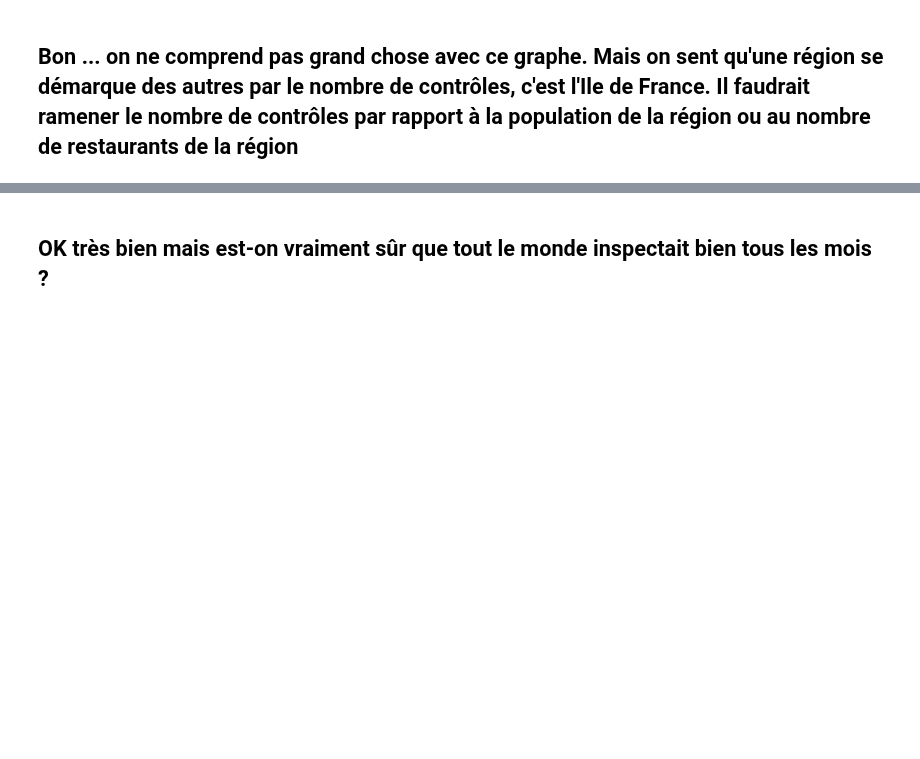
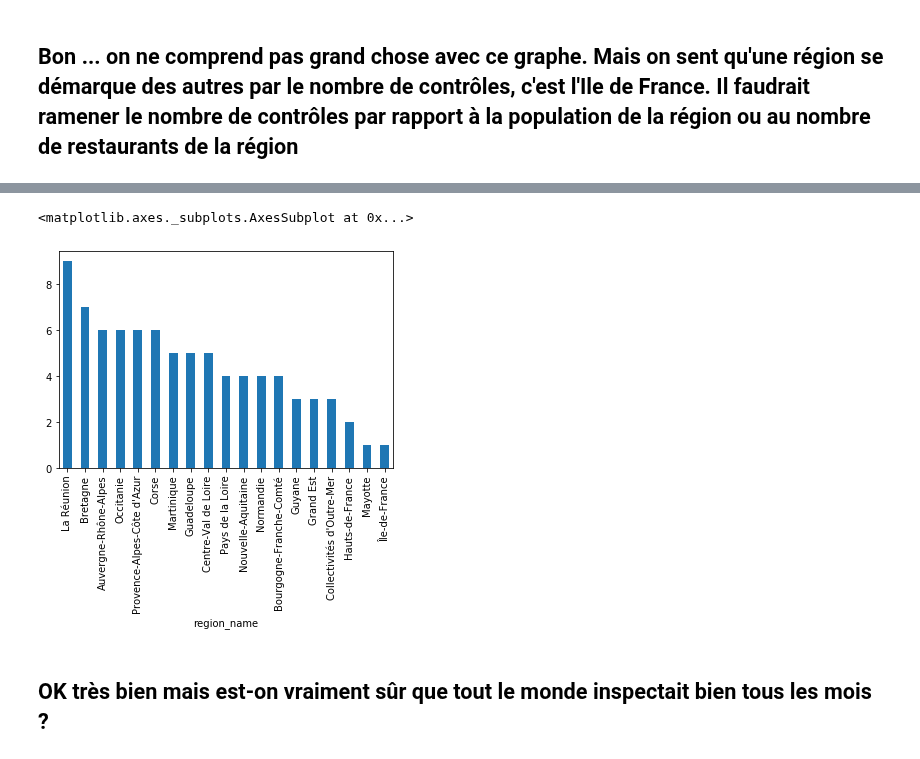
Before and after one commit to etalab-ia/ami-ia, a Jupyter notebook: notebooks/ami_ia_dataviz_rr.ipynb, the cells around one changed output, grey strips where cells are left out. Saved outputs shown, nothing was run; the diff lists cells and outputs as text; code cells hidden in the pictures; blank space fills up the shorter version.

```diff
--- a/notebooks/ami_ia_dataviz_rr.ipynb
+++ b/notebooks/ami_ia_dataviz_rr.ipynb
@@ -298,4 +266,5 @@ df_cities = pd.read_csv('../data/cities.csv')
 df_departments = pd.read_csv('../data/departments.csv')
 df_regions = pd.read_csv('../data/regions.csv')
 df_pop_regions = pd.read_csv('../data/pop_regions.csv')
+cp_restaurant = pd.read_csv('../data/info_restaurants.csv')
 # %%
@@ -338,8 +352,6 @@ sns.relplot(x = 'Date_inspection', y= 'control_count', hue = 'region_code', data
 # %% [markdown]
 ## Bon ... on ne comprend pas grand chose avec ce graphe. Mais on sent qu'une région se démarque des autres par le nombre de contrôles, c'est l'Ile de France. Il faudrait ramener le nombre de contrôles par rapport à la population de la région ou au nombre de restaurants de la région
 # %%
-#for further processing we need to change the columns names for df_region
-df_regions.columns= ['id', 'region_code', 'region_name', 'slug']
 # On joint les données en utilisant les colonnes en commun entre les dataFrame
 restaurants_with_regions = pd.merge(cp_restaurant, df_cities, how= 'left', left_on = 'codePostalEtablissement', right_on = 'zip_code')
 restaurants_with_regions = pd.merge(restaurants_with_regions, df_departments, how= 'left', left_on = 'department_code', right_on = 'code')
@@ -372,10 +405,6 @@ df_inspections.head()
 # %%
 # calculate the ratio for the population
 df_inspections['ratio_control_for1000'] = df_inspections['control_count'] / df_inspections['nb restaurant total'] * 1000
-# %%
-sns.set_style("whitegrid")
-g = sns.relplot(x = 'Date_inspection', y= 'ratio_control_for1000', hue = 'region_code', data= df_inspections, kind = 'line')
-g.set(ylim=(0, 5))
 # %%
 # let's have a look at the regions that did less that 3 inspection per 100 00 restaurants
 df_few_inspections = df_inspections[df_inspections['ratio_control_for1000'] < 3.0]
@@ -385,3 +439,9 @@ df_few_inspections.groupby(['region_name'])['ratio_control_for1000'].count().sor
+# %%
+data = df_few_inspections.groupby(['region_name'])['ratio_control_for1000'].count().sort_values(ascending = False)
+data.plot(kind = 'bar')
+# %% [output]
+<matplotlib.axes._subplots.AxesSubplot at 0x...>
+[figure, added]
 # %% [markdown]
 ## OK très bien mais est-on vraiment sûr que tout le monde inspectait bien tous les mois ?
 # %%
```
Also changed, not shown: parts of 37 cells of this notebook.
